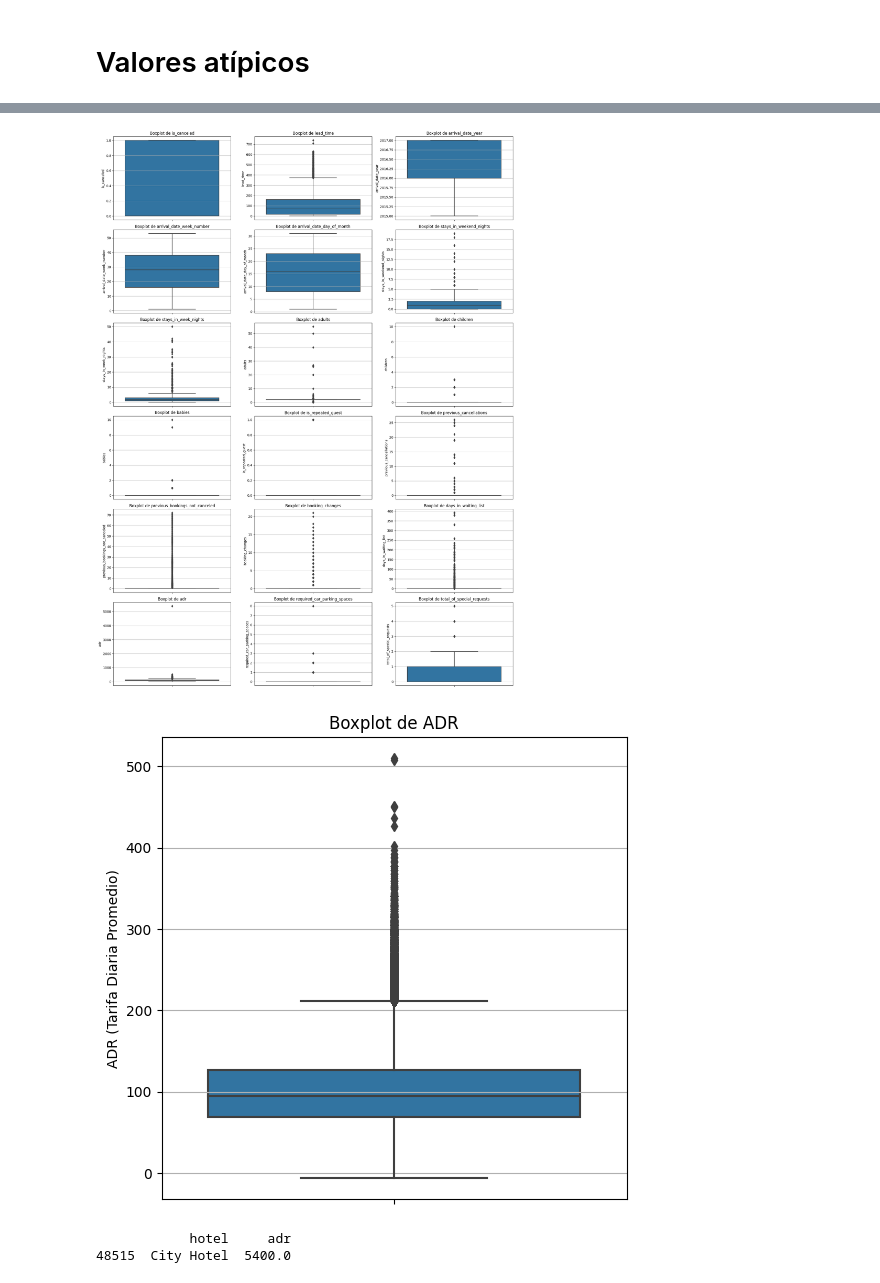
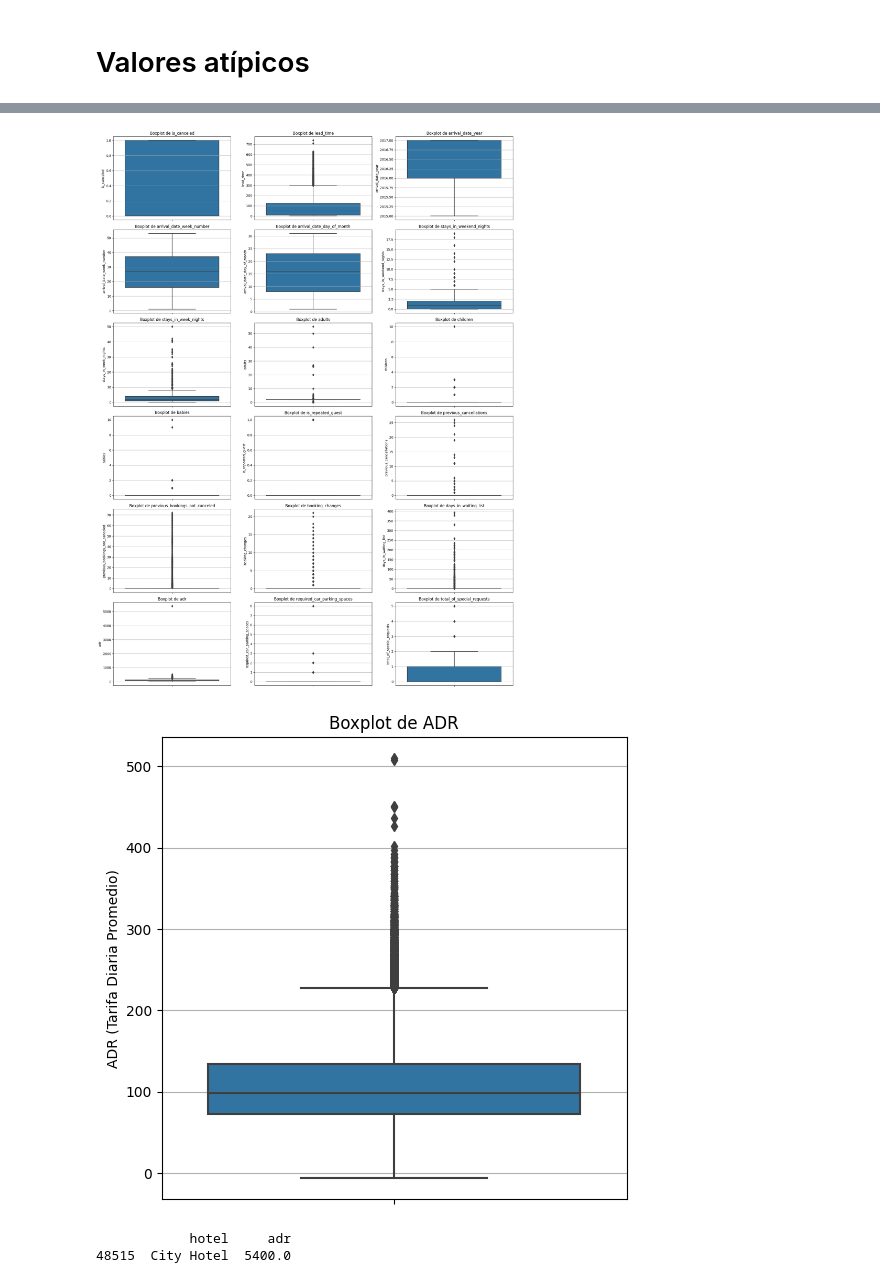
Before and after one commit to JaimeIngenia/PerfilPython_CienciaDatos, a Jupyter notebook: Becarios/tarea1/analisis.ipynb, the cells around one changed output, grey strips where cells are left out. Saved outputs shown, nothing was run; the diff lists cells and outputs as text; code cells hidden in the pictures.

```diff
--- a/Becarios/tarea1/analisis.ipynb
+++ b/Becarios/tarea1/analisis.ipynb
@@ -156,0 +127,4 @@ Número de registros duplicados en todas las columnas: 40165
+# %%
+# Eliminar registros duplicados
+df_sin_duplicados = df.drop_duplicates(keep='first')
+print(f"Número de registros después de eliminar duplicados: {df_sin_duplicados.shape[0]}")
@@ -239,17 +272,17 @@ columns_to_analyze = [
     'adr', 'required_car_parking_spaces', 'total_of_special_requests'
 ]
 
-plot_boxplots(df, columns_to_analyze)
+plot_boxplots(df_sin_duplicados, columns_to_analyze)
 # %% [output]
-[figure, old version]
+[figure, new version]
 # %%
 plt.figure(figsize=(6, 6))
-sns.boxplot(y=df['adr'])
+sns.boxplot(y=df_sin_duplicados['adr'])
 plt.title('Boxplot de ADR')
 plt.ylabel('ADR (Tarifa Diaria Promedio)')
 plt.grid(axis='y')
 plt.show()
 # %% [output]
-[figure, old version]
+[figure, new version]
 # %%
 
```
Also changed, not shown: parts of 67 cells of this notebook, 1 other file.
